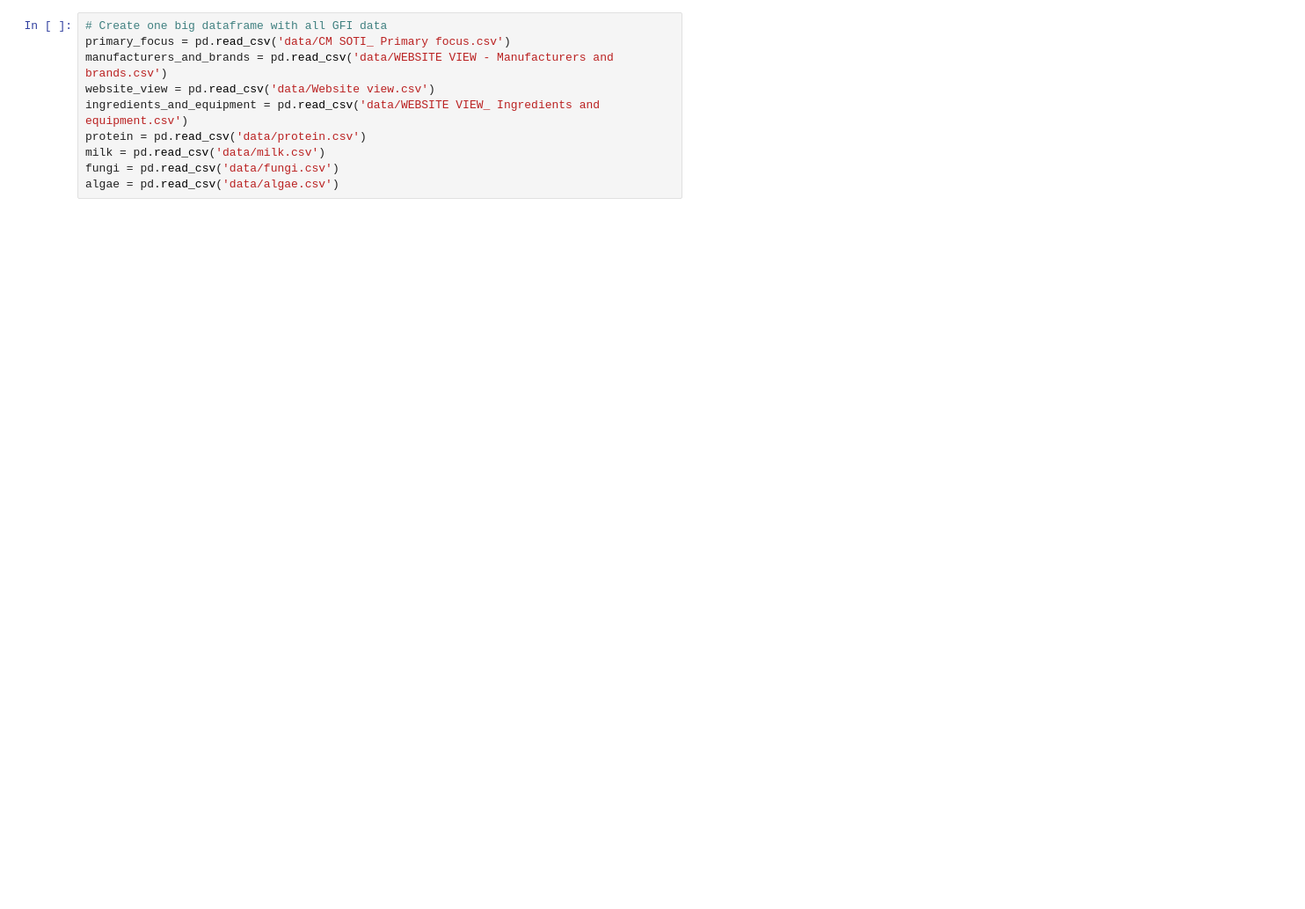
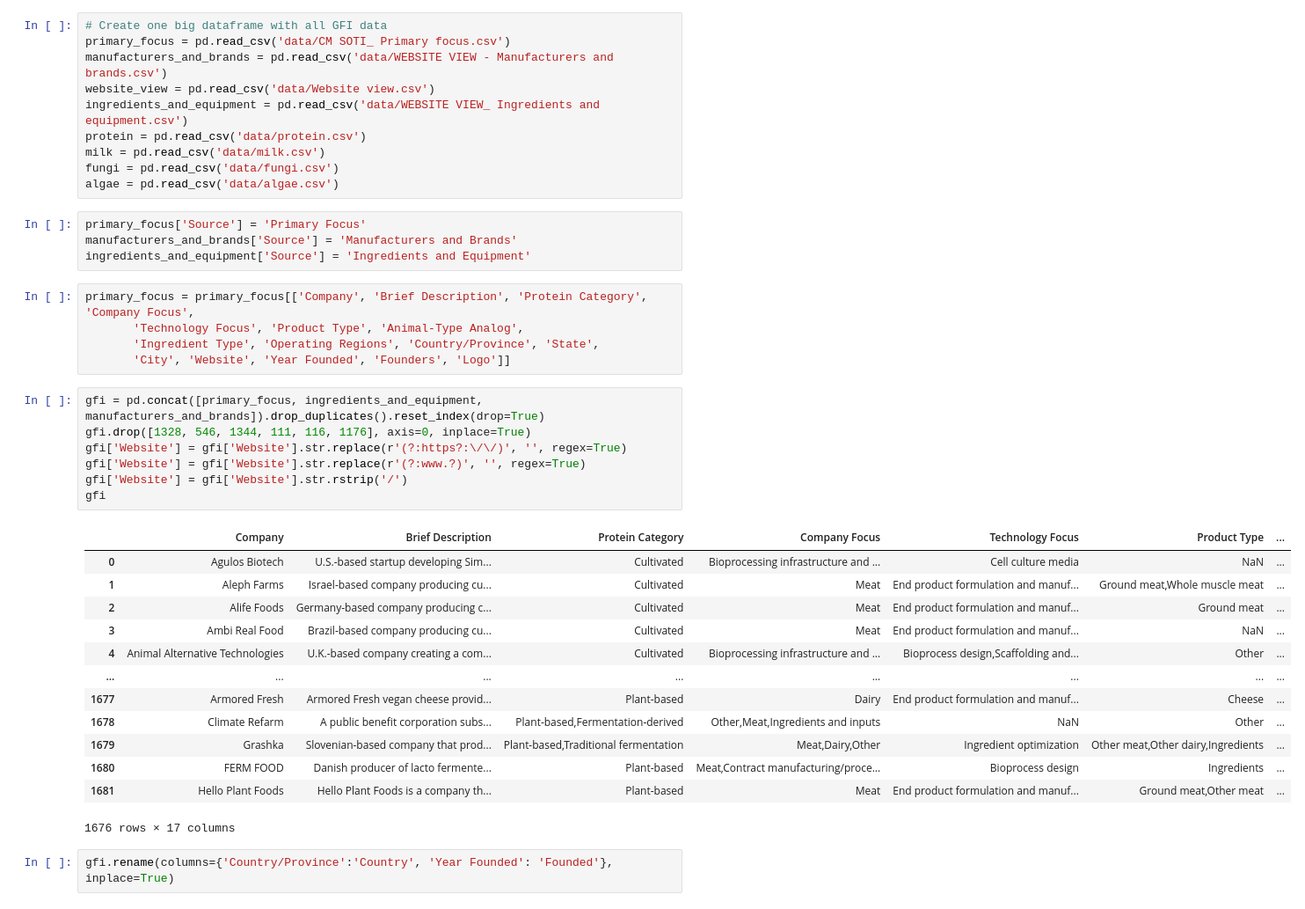
Before and after one commit to mairasalazar/Data-Portfolio, a Jupyter notebook: Alternative Protein companies/Alt Protein Companies.ipynb, the cells around one changed output. Shown at 88% size. Drawn from its saved outputs; the diff is of its cells as text; blank space fills up the shorter version.

```diff
--- a/Alternative Protein companies/Alt Protein Companies.ipynb
+++ b/Alternative Protein companies/Alt Protein Companies.ipynb
@@ -61,3 +40,35 @@ protein = pd.read_csv('data/protein.csv')
 milk = pd.read_csv('data/milk.csv')
 fungi = pd.read_csv('data/fungi.csv')
 algae = pd.read_csv('data/algae.csv')
+# %%
+primary_focus['Source'] = 'Primary Focus'
+manufacturers_and_brands['Source'] = 'Manufacturers and Brands'
+ingredients_and_equipment['Source'] = 'Ingredients and Equipment'
+# %%
+primary_focus = primary_focus[['Company', 'Brief Description', 'Protein Category', 'Company Focus',
+       'Technology Focus', 'Product Type', 'Animal-Type Analog',
+       'Ingredient Type', 'Operating Regions', 'Country/Province', 'State',
+       'City', 'Website', 'Year Founded', 'Founders', 'Logo']]
+# %%
+gfi = pd.concat([primary_focus, ingredients_and_equipment, manufacturers_and_brands]).drop_duplicates().reset_index(drop=True)
+gfi.drop([1328, 546, 1344, 111, 116, 1176], axis=0, inplace=True)
+gfi['Website'] = gfi['Website'].str.replace(r'(?:https?:\/\/)', '', regex=True)
+gfi['Website'] = gfi['Website'].str.replace(r'(?:www.?)', '', regex=True)
+gfi['Website'] = gfi['Website'].str.rstrip('/')
+gfi
+# %% [output]
+|  | Company | Brief Description | Protein Category | Company Focus | Technology Focus | Product Type | ... |
+| 0 | Agulos Biotech | U.S.-based startup developing Sim... | Cultivated | Bioprocessing infrastructure and ... | Cell culture media | NaN | ... |
+| 1 | Aleph Farms | Israel-based company producing cu... | Cultivated | Meat | End product formulation and manuf... | Ground meat,Whole muscle meat | ... |
+| 2 | Alife Foods | Germany-based company producing c... | Cultivated | Meat | End product formulation and manuf... | Ground meat | ... |
+| 3 | Ambi Real Food | Brazil-based company producing cu... | Cultivated | Meat | End product formulation and manuf... | NaN | ... |
+| 4 | Animal Alternative Technologies | U.K.-based company creating a com... | Cultivated | Bioprocessing infrastructure and ... | Bioprocess design,Scaffolding and... | Other | ... |
+| ... | ... | ... | ... | ... | ... | ... | ... |
+| 1677 | Armored Fresh | Armored Fresh vegan cheese provid... | Plant-based | Dairy | End product formulation and manuf... | Cheese | ... |
+| 1678 | Climate Refarm | A public benefit corporation subs... | Plant-based,Fermentation-derived | Other,Meat,Ingredients and inputs | NaN | Other | ... |
+| 1679 | Grashka | Slovenian-based company that prod... | Plant-based,Traditional fermentation | Meat,Dairy,Other | Ingredient optimization | Other meat,Other dairy,Ingredients | ... |
+| 1680 | FERM FOOD | Danish producer of lacto fermente... | Plant-based | Meat,Contract manufacturing/proce... | Bioprocess design | Ingredients | ... |
+| 1681 | Hello Plant Foods | Hello Plant Foods is a company th... | Plant-based | Meat | End product formulation and manuf... | Ground meat,Other meat | ... |
+1676 rows × 17 columns
+# %%
+gfi.rename(columns={'Country/Province':'Country', 'Year Founded': 'Founded'}, inplace=True)
```
Also changed, not shown: parts of 33 cells of this notebook.
